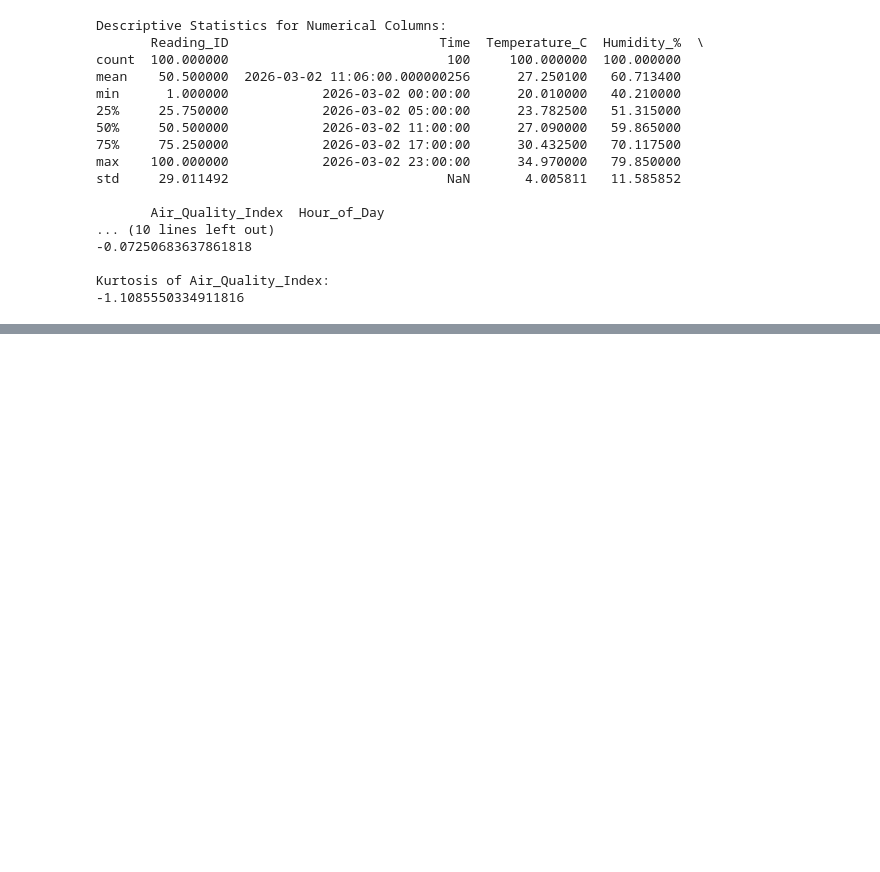
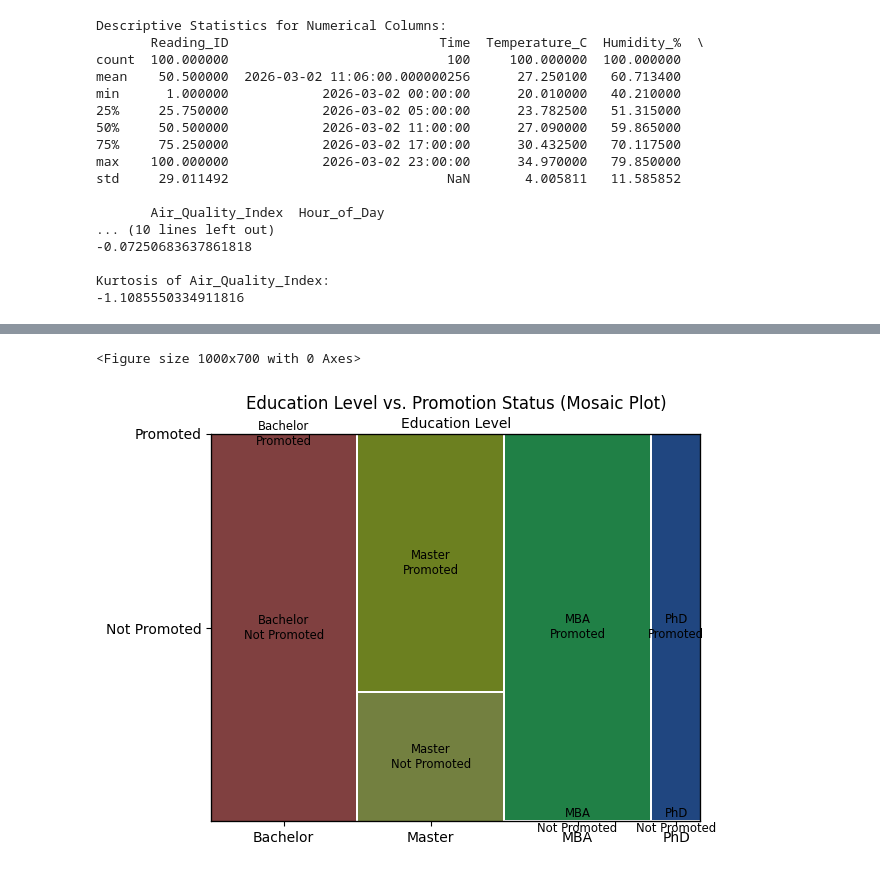
Before and after one commit to saimedhas/DV-lab-tasks, a Jupyter notebook: Copy_of_Welcome_To_Colab.ipynb, the cells around one changed output, grey strips where cells are left out. Saved outputs shown, nothing was run; the diff lists cells and outputs as text; code cells hidden in the pictures; blank space fills up the shorter version.

```diff
--- a/Copy_of_Welcome_To_Colab.ipynb
+++ b/Copy_of_Welcome_To_Colab.ipynb
@@ -725,0 +843,14 @@ Kurtosis of Air_Quality_Index:
+# %%
+import matplotlib.pyplot as plt
+from statsmodels.graphics.mosaicplot import mosaic
+
+# Create a mosaic plot for Education_Level vs. Promotion_Status
+plt.figure(figsize=(10, 7))
+mosaic(df_employees, ['Education_Level', 'Promotion_Status'], title='Education Level vs. Promotion Status (Mosaic Plot)')
+plt.ylabel('Promotion Status')
+plt.xlabel('Education Level')
+plt.tight_layout()
+plt.show()
+# %% [output]
+<Figure size 1000x700 with 0 Axes>
+[figure, added]
```
Also changed, not shown: parts of 6 cells of this notebook.
